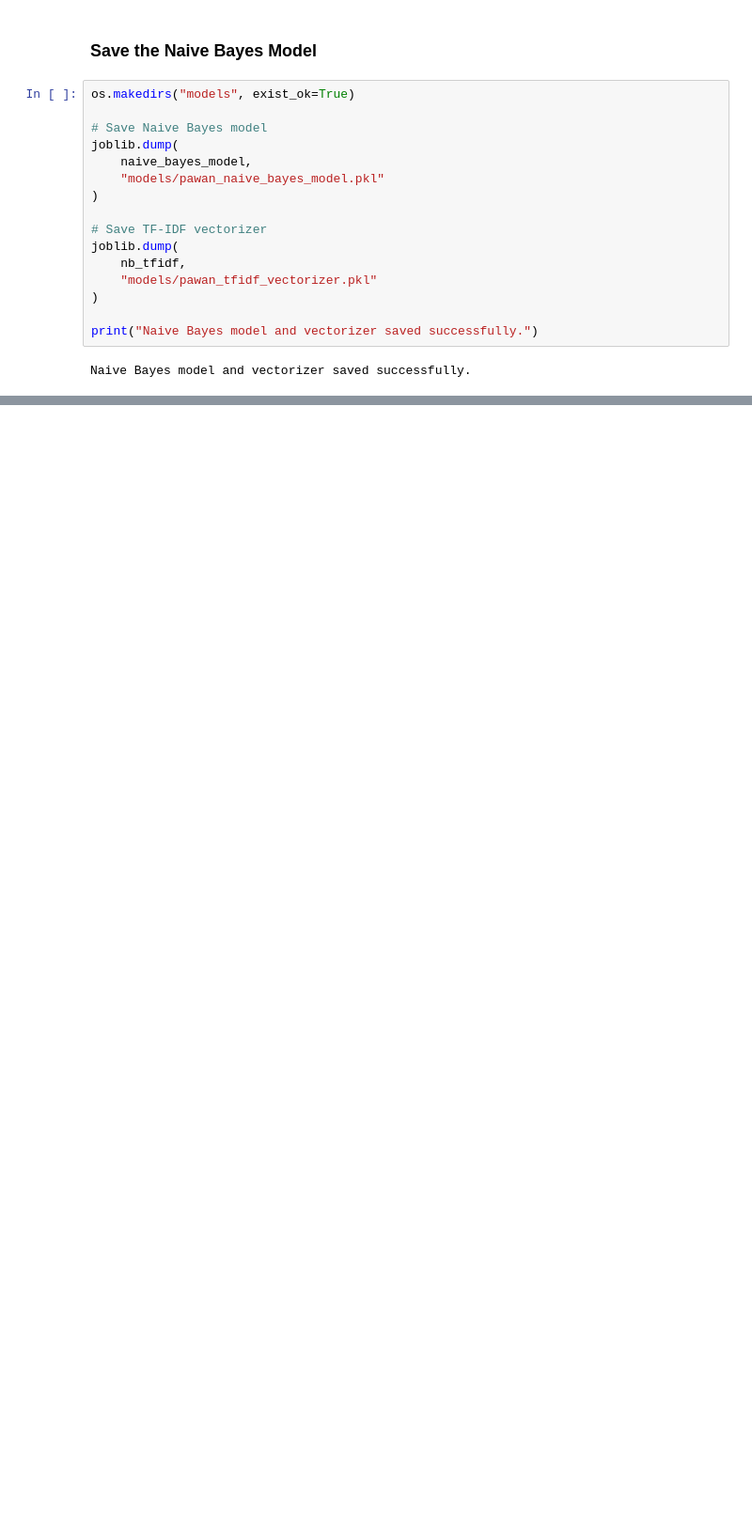
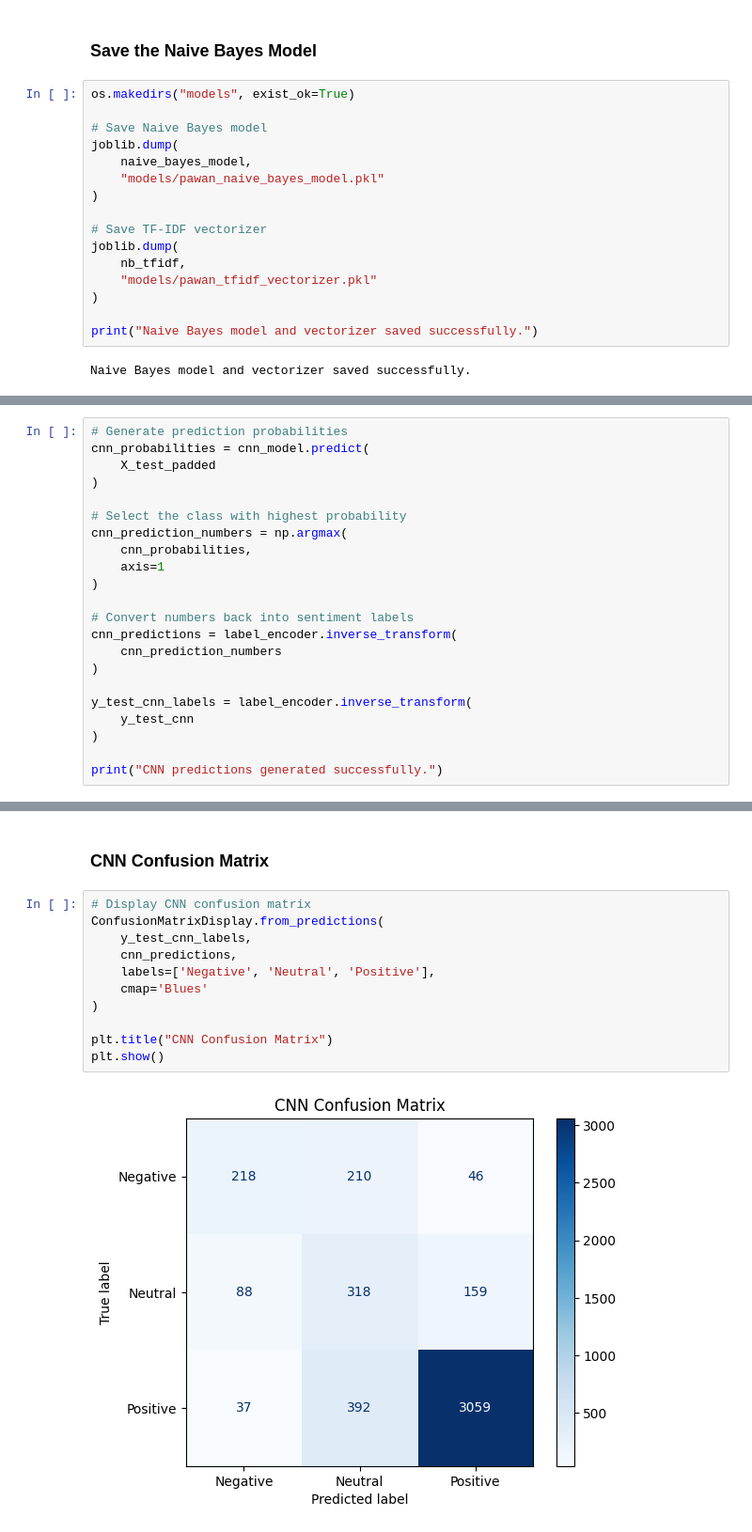
Before and after one commit to Cpox123/ThinkLab-NLP, a Jupyter notebook: notebooks/pawan_naive_bayes_cnn.ipynb.ipynb, the cells around one changed output, grey strips where cells are left out. Shown at 94% size. Drawn from its saved outputs; the diff is of its cells as text; blank space fills up the shorter version.

```diff
--- a/notebooks/pawan_naive_bayes_cnn.ipynb.ipynb
+++ b/notebooks/pawan_naive_bayes_cnn.ipynb.ipynb
@@ -509,0 +754,22 @@ Naive Bayes model and vectorizer saved successfully.
+# %%
+# Generate prediction probabilities
+cnn_probabilities = cnn_model.predict(
+    X_test_padded
+)
+
+# Select the class with highest probability
+cnn_prediction_numbers = np.argmax(
+    cnn_probabilities,
+    axis=1
+)
+
+# Convert numbers back into sentiment labels
+cnn_predictions = label_encoder.inverse_transform(
+    cnn_prediction_numbers
+)
+
+y_test_cnn_labels = label_encoder.inverse_transform(
+    y_test_cnn
+)
+
+print("CNN predictions generated successfully.")
@@ -509,0 +848,15 @@ Naive Bayes model and vectorizer saved successfully.
+# %% [markdown]
+### CNN Confusion Matrix
+# %%
+# Display CNN confusion matrix
+ConfusionMatrixDisplay.from_predictions(
+    y_test_cnn_labels,
+    cnn_predictions,
+    labels=['Negative', 'Neutral', 'Positive'],
+    cmap='Blues'
+)
+
+plt.title("CNN Confusion Matrix")
+plt.show()
+# %% [output]
+[figure, added]
```
Also changed, not shown: parts of 30 cells of this notebook.
